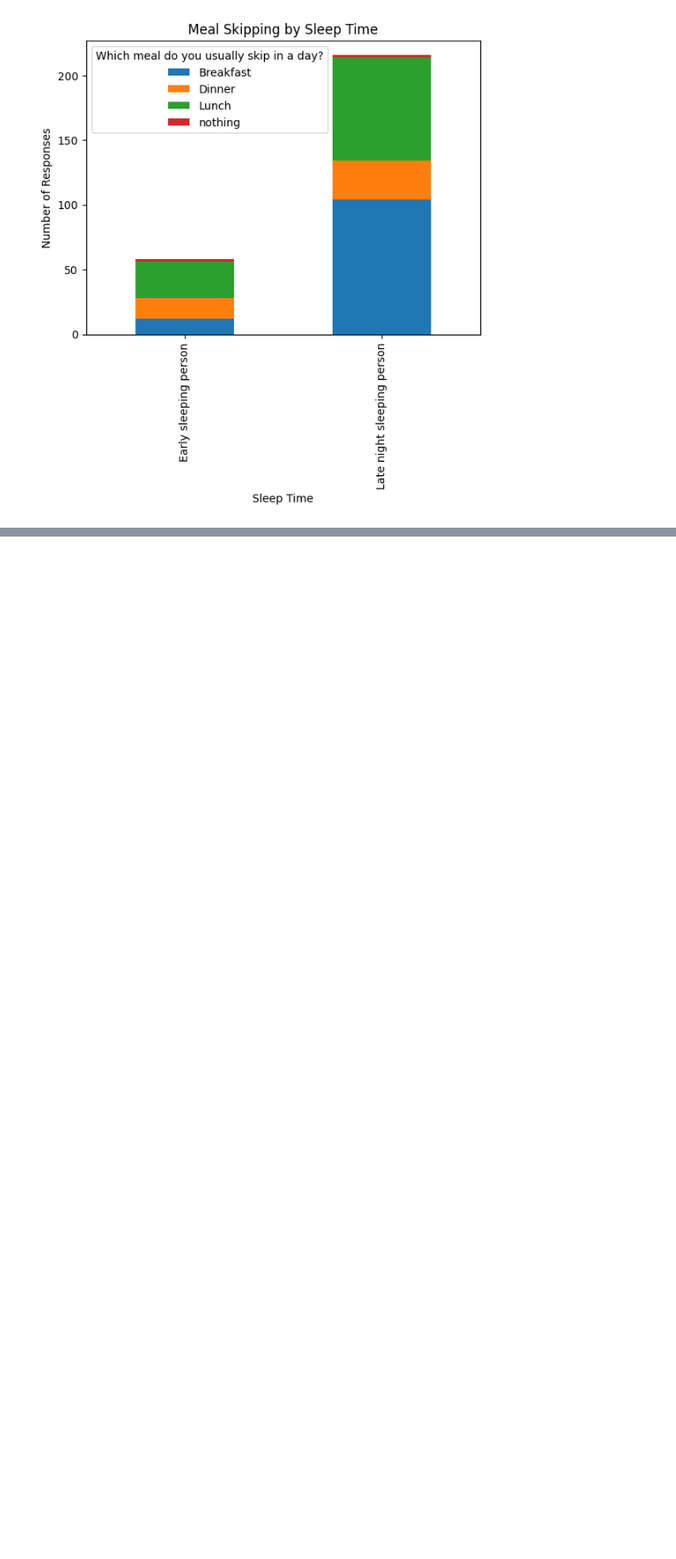
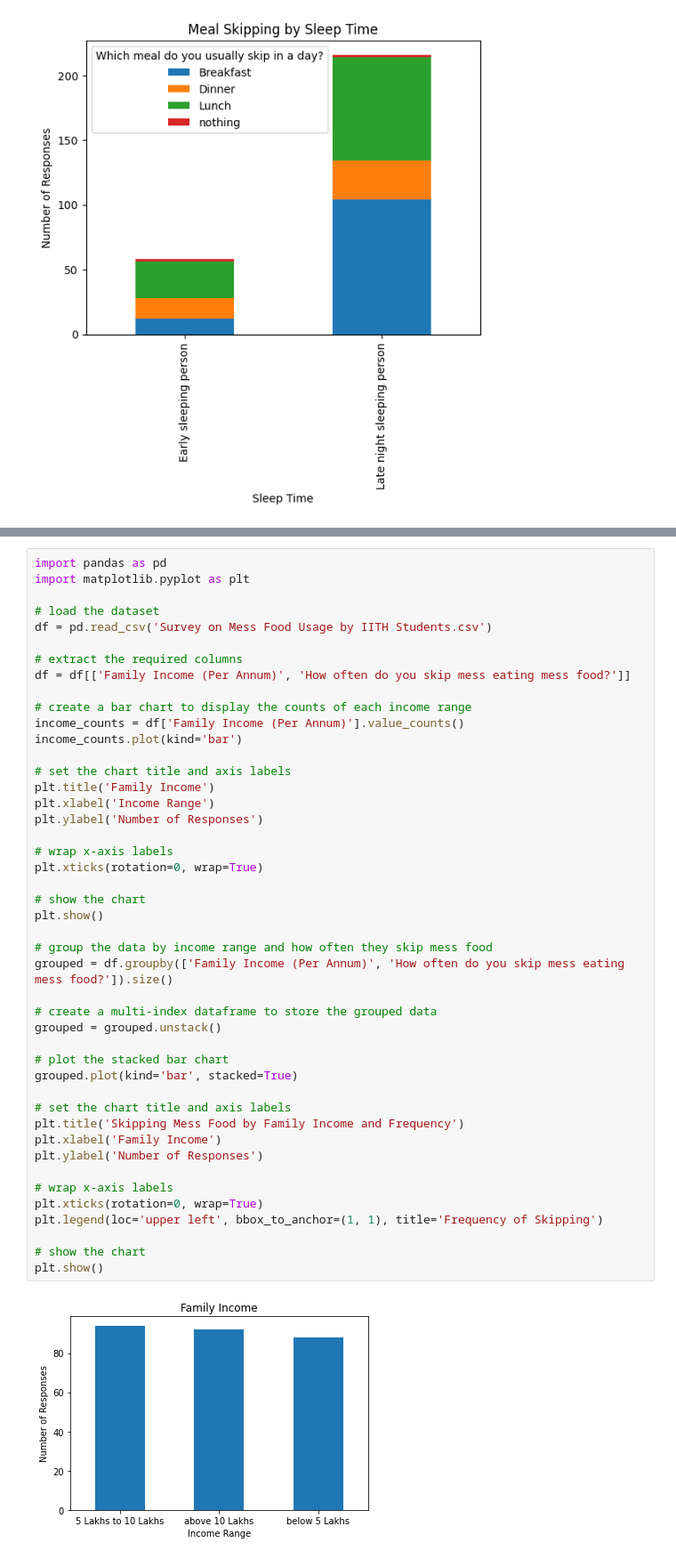
Before and after one commit to White-Devil09/MA4240, a Jupyter notebook: AppliedStats_Figs.ipynb, the cells around one changed output, grey strips where cells are left out. Shown: that part at 89% size. Drawn from its saved outputs; the diff is of its cells as text; blank space fills up the shorter version.

```diff
--- a/AppliedStats_Figs.ipynb
+++ b/AppliedStats_Figs.ipynb
@@ -67,3 +102,50 @@ plt.show()
 # %% [output]
 [figure]
 [figure]
+# %%
+import pandas as pd
+import matplotlib.pyplot as plt
+
+# load the dataset
+df = pd.read_csv('Survey on Mess Food Usage by IITH Students.csv')
+
+# extract the required columns
+df = df[['Family Income (Per Annum)', 'How often do you skip mess eating mess food?']]
+
+# create a bar chart to display the counts of each income range
+income_counts = df['Family Income (Per Annum)'].value_counts()
+income_counts.plot(kind='bar')
+
+# set the chart title and axis labels
+plt.title('Family Income')
+plt.xlabel('Income Range')
+plt.ylabel('Number of Responses')
+
+# wrap x-axis labels
+plt.xticks(rotation=0, wrap=True)
+
+# show the chart
+plt.show()
+
+# group the data by income range and how often they skip mess food
+grouped = df.groupby(['Family Income (Per Annum)', 'How often do you skip mess eating mess food?']).size()
+
+# create a multi-index dataframe to store the grouped data
+grouped = grouped.unstack()
+
+# plot the stacked bar chart
+grouped.plot(kind='bar', stacked=True)
+
+# set the chart title and axis labels
+plt.title('Skipping Mess Food by Family Income and Frequency')
+plt.xlabel('Family Income')
+plt.ylabel('Number of Responses')
+
+# wrap x-axis labels
+plt.xticks(rotation=0, wrap=True)
+plt.legend(loc='upper left', bbox_to_anchor=(1, 1), title='Frequency of Skipping')
+
+# show the chart
+plt.show()
+# %% [output]
+[figure, added]
```
Also changed, not shown: parts of 4 cells of this notebook.
